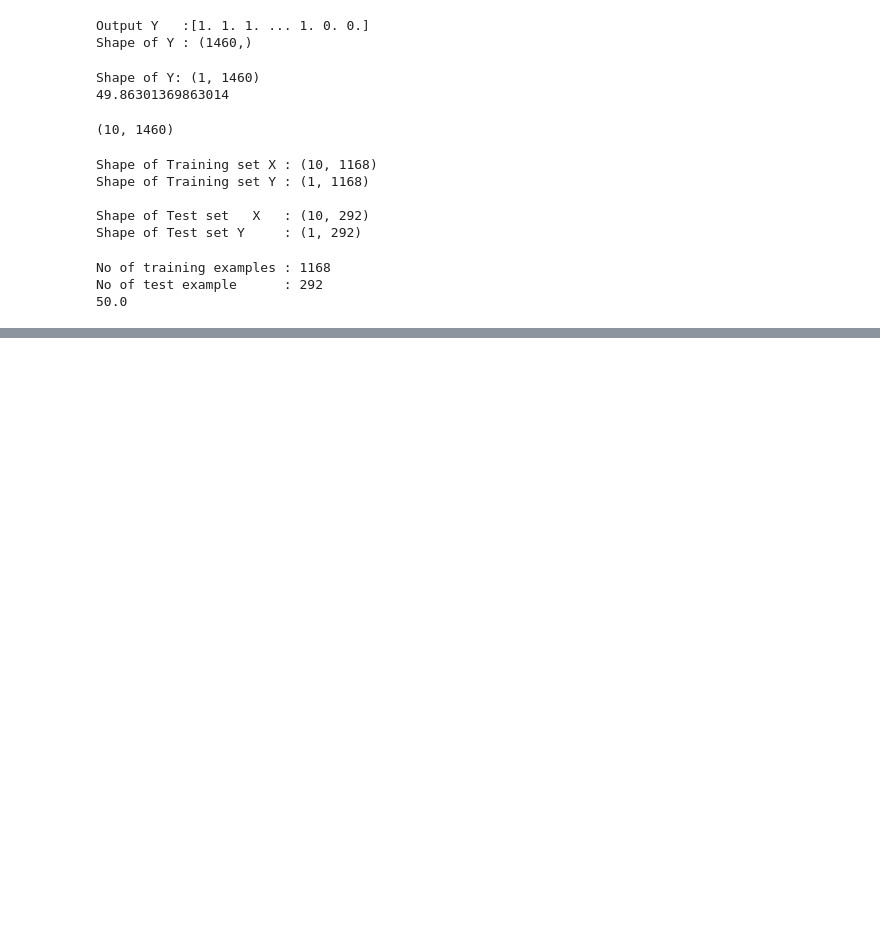
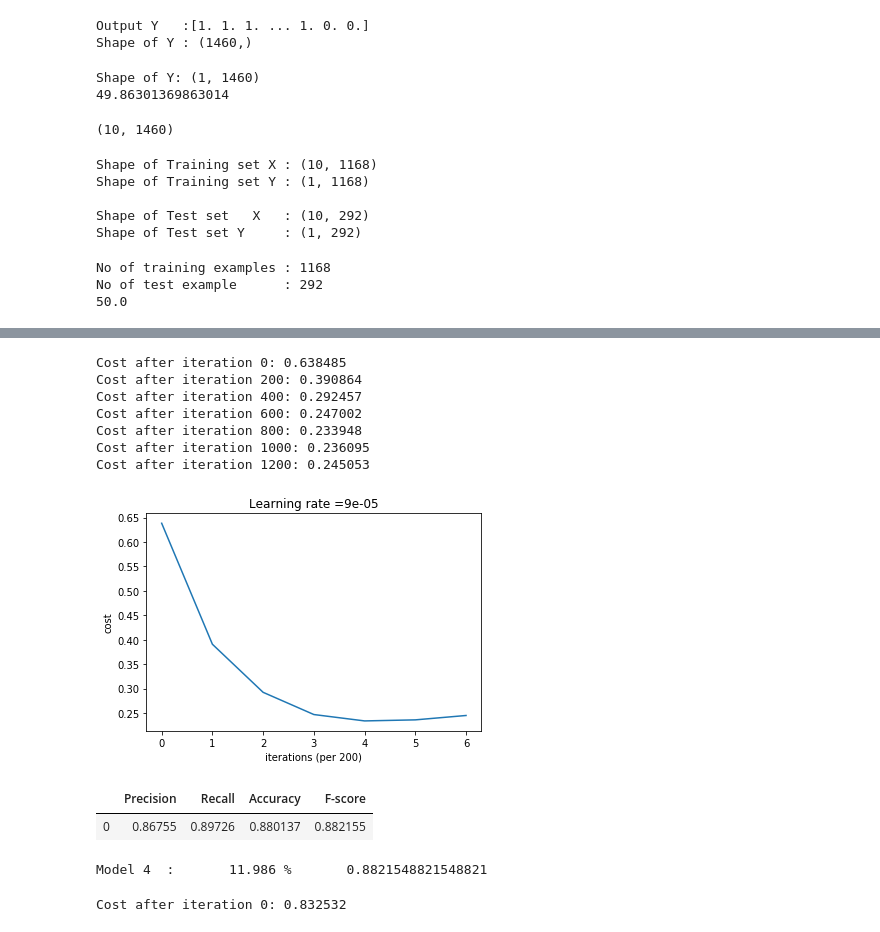
Before and after one commit to kkviks/Artificial-Neural-Network, a Jupyter notebook: ANN.ipynb, the cells around one changed output, grey strips where cells are left out. Drawn from its saved outputs; the diff is of its cells as text; code cells hidden in the pictures; blank space fills up the shorter version.

```diff
--- a/ANN.ipynb
+++ b/ANN.ipynb
@@ -372,0 +405,30 @@ Seed of initialization : 3
+# %%
+lambd = 1e-1
+p4 = model(train_X, train_Y, layers_dims = [10,64,32,16,8,4,1], epocs =1201,
+                           learning_rate0 = 0.00009,  beta1 = 0.9, beta2 = 0.9,  epsilon = 1e-8,
+                           print_after = 200)
+
+test_Yhat4 = predict(test_X,p4)
+evaluate(test_Y,test_Yhat4,"Model 4 ")
+# %% [output]
+Cost after iteration 0: 0.638485
+Cost after iteration 200: 0.390864
+Cost after iteration 400: 0.292457
+Cost after iteration 600: 0.247002
+Cost after iteration 800: 0.233948
+Cost after iteration 1000: 0.236095
+Cost after iteration 1200: 0.245053
+[figure, added]
+|  | Precision | Recall | Accuracy | F-score |
+| 0 | 0.86755 | 0.89726 | 0.880137 | 0.882155 |
+Model 4  :       11.986 %       0.8821548821548821
+# %%
+lambd=5e-2
+p5 = model(train_X, train_Y, layers_dims = [10,64,32,16,8,4,1], epocs =901,
+                           learning_rate0 = 0.00009,  beta1 = 0.9, beta2 = 0.9,  epsilon = 1e-8,
+                           print_after = 100)
+
+test_Yhat5 = predict(test_X,p5)
+evaluate(test_Y,test_Yhat5,"Model 5 ")
+# %% [output]
+Cost after iteration 0: 0.832532
```
Also changed, not shown: parts of 9 cells of this notebook.
